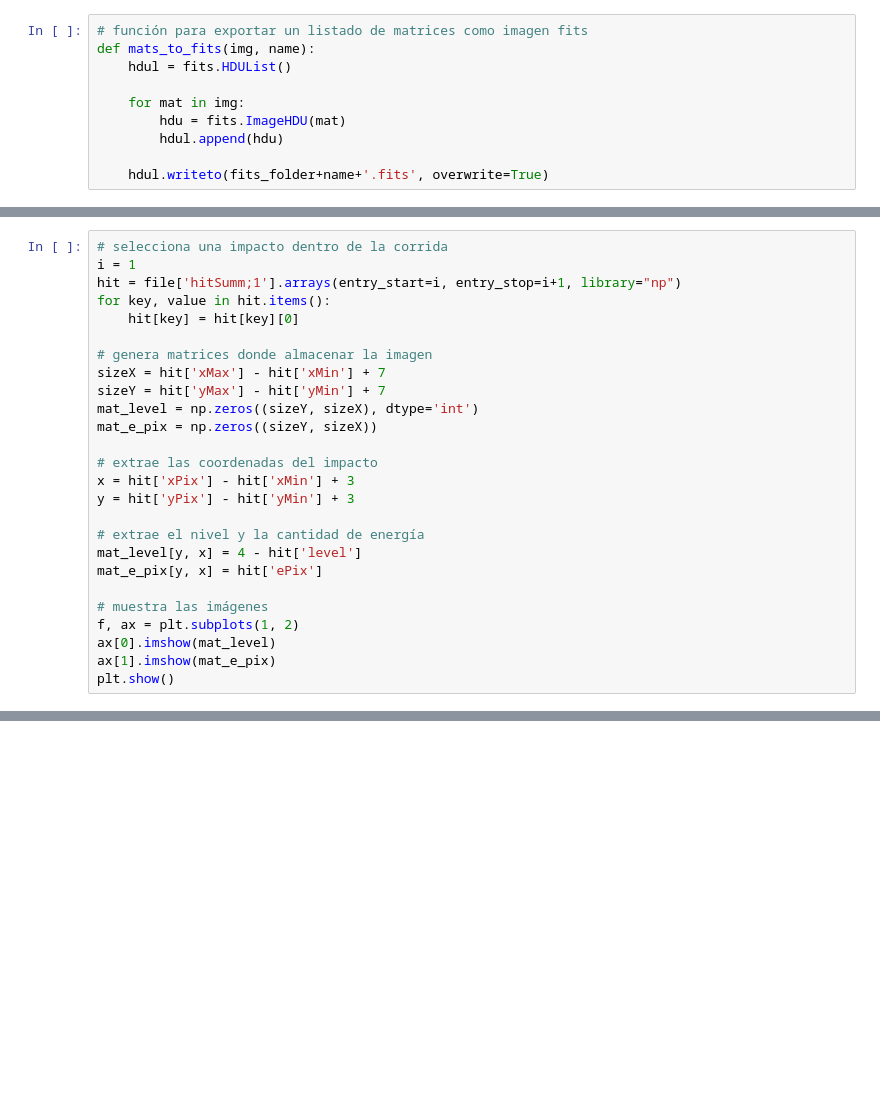
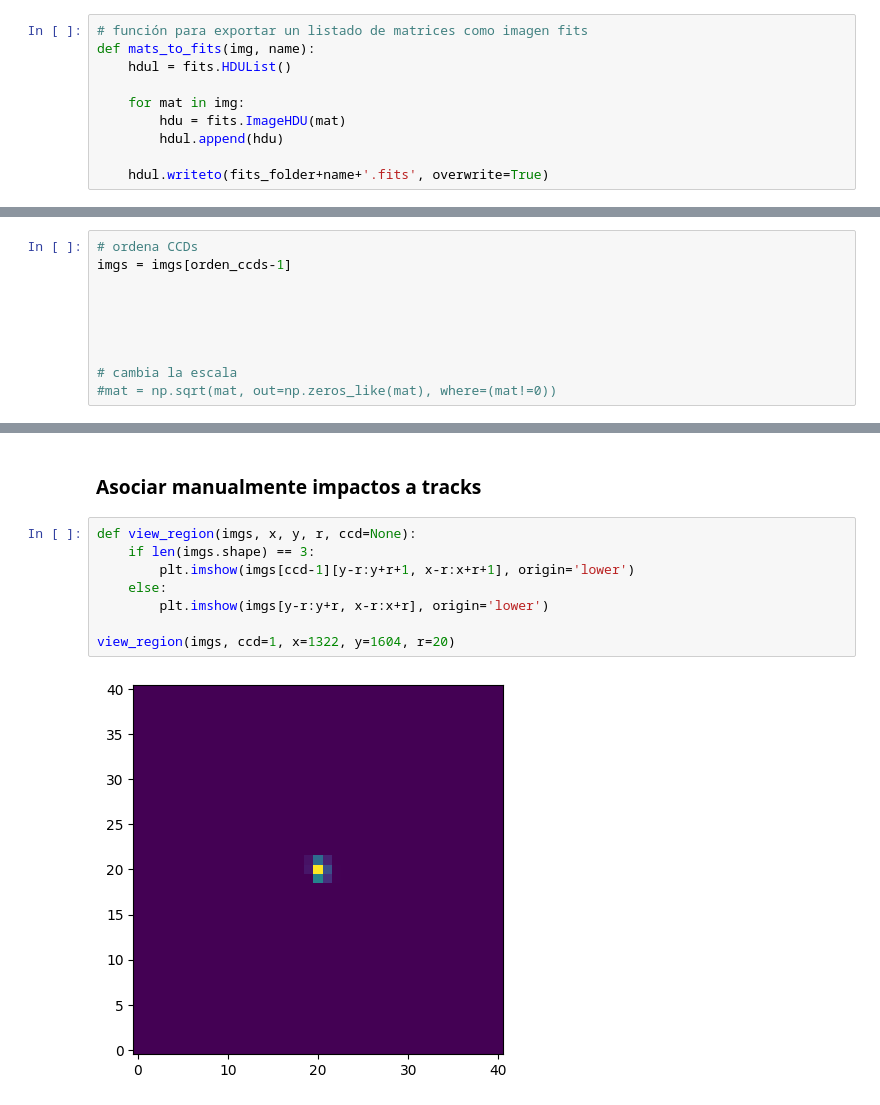
Before and after one commit to santi-acv/connie_tracking, a Jupyter notebook: leer_datos_connie.ipynb, the cells around one changed output, grey strips where cells are left out. Saved outputs shown, nothing was run; the diff lists cells and outputs as text; blank space fills up the shorter version.

```diff
--- a/leer_datos_connie.ipynb
+++ b/leer_datos_connie.ipynb
@@ -212,26 +166,0 @@ for i in range(14):
-# %%
-# selecciona una impacto dentro de la corrida
-i = 1
-hit = file['hitSumm;1'].arrays(entry_start=i, entry_stop=i+1, library="np")
-for key, value in hit.items():
-    hit[key] = hit[key][0]
-
-# genera matrices donde almacenar la imagen
-sizeX = hit['xMax'] - hit['xMin'] + 7
-sizeY = hit['yMax'] - hit['yMin'] + 7
-mat_level = np.zeros((sizeY, sizeX), dtype='int')
-mat_e_pix = np.zeros((sizeY, sizeX))
-
-# extrae las coordenadas del impacto
-x = hit['xPix'] - hit['xMin'] + 3
-y = hit['yPix'] - hit['yMin'] + 3
-
-# extrae el nivel y la cantidad de energía
-mat_level[y, x] = 4 - hit['level']
-mat_e_pix[y, x] = hit['ePix']
-
-# muestra las imágenes
-f, ax = plt.subplots(1, 2)
-ax[0].imshow(mat_level)
-ax[1].imshow(mat_e_pix)
-plt.show()
@@ -239,0 +167,10 @@ plt.show()
+# %%
+# ordena CCDs
+imgs = imgs[orden_ccds-1]
+
+
+
+
+
+# cambia la escala
+#mat = np.sqrt(mat, out=np.zeros_like(mat), where=(mat!=0))
@@ -239,0 +198,12 @@ plt.show()
+# %% [markdown]
+### Asociar manualmente impactos a tracks
+# %%
+def view_region(imgs, x, y, r, ccd=None):
+    if len(imgs.shape) == 3:
+        plt.imshow(imgs[ccd-1][y-r:y+r+1, x-r:x+r+1], origin='lower')
+    else:
+        plt.imshow(imgs[y-r:y+r, x-r:x+r], origin='lower')
+
+view_region(imgs, ccd=1, x=1322, y=1604, r=20)
+# %% [output]
+[figure, added]
```
Also changed, not shown: parts of 22 cells of this notebook, 1 other file.
